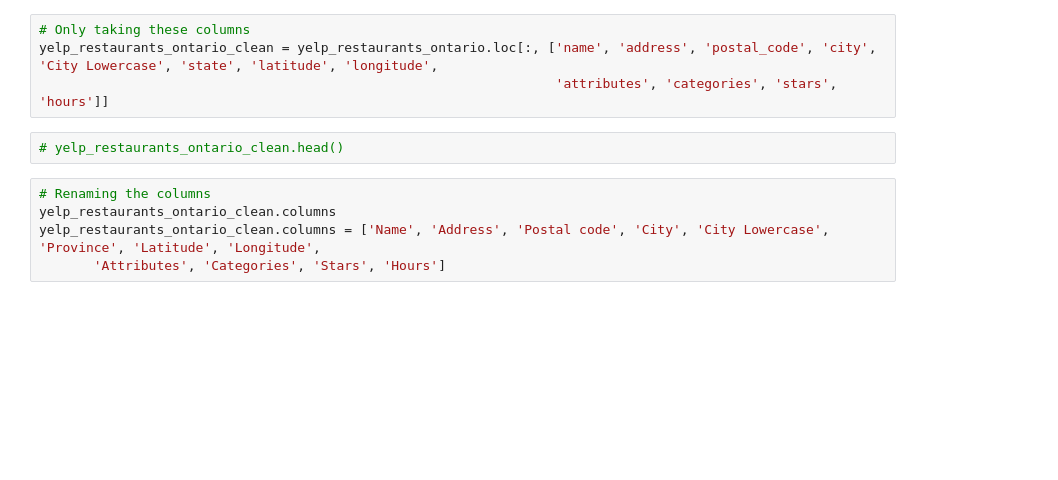
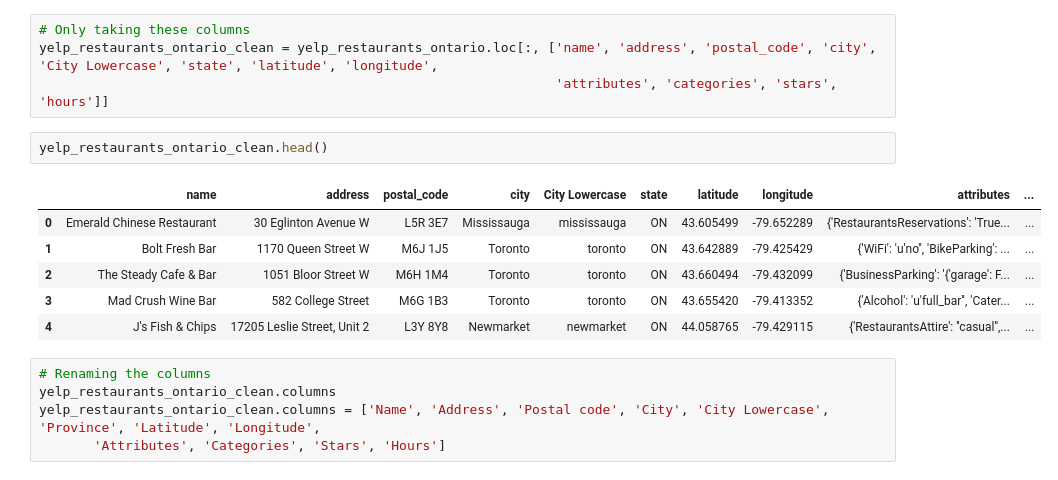
Before and after one commit to TotalEntropy/EATinerary, a Jupyter notebook: bin/dataClean.ipynb, the cells around one changed output. Cells and saved outputs as stored; diff of their text form; blank space fills up the shorter version.

```diff
--- a/bin/dataClean.ipynb
+++ b/bin/dataClean.ipynb
@@ -43,8 +126,15 @@ yelp_restaurants_ontario['City Lowercase'] = yelp_restaurants_ontario['city'].st
 # Only taking these columns
 yelp_restaurants_ontario_clean = yelp_restaurants_ontario.loc[:, ['name', 'address', 'postal_code', 'city', 'City Lowercase', 'state', 'latitude', 'longitude',
                                                                   'attributes', 'categories', 'stars', 'hours']]
-# %%
-# yelp_restaurants_ontario_clean.head()
+# %%
+yelp_restaurants_ontario_clean.head()
+# %% [output]
+|  | name | address | postal_code | city | City Lowercase | state | latitude | longitude | attributes | ... |
+| 0 | Emerald Chinese Restaurant | 30 Eglinton Avenue W | L5R 3E7 | Mississauga | mississauga | ON | 43.605499 | -79.652289 | {'RestaurantsReservations': 'True... | ... |
+| 1 | Bolt Fresh Bar | 1170 Queen Street W | M6J 1J5 | Toronto | toronto | ON | 43.642889 | -79.425429 | {'WiFi': 'u'no'', 'BikeParking': ... | ... |
+| 2 | The Steady Cafe & Bar | 1051 Bloor Street W | M6H 1M4 | Toronto | toronto | ON | 43.660494 | -79.432099 | {'BusinessParking': '{'garage': F... | ... |
+| 3 | Mad Crush Wine Bar | 582 College Street | M6G 1B3 | Toronto | toronto | ON | 43.655420 | -79.413352 | {'Alcohol': 'u'full_bar'', 'Cater... | ... |
+| 4 | J's Fish & Chips | 17205 Leslie Street, Unit 2 | L3Y 8Y8 | Newmarket | newmarket | ON | 44.058765 | -79.429115 | {'RestaurantsAttire': ''casual'',... | ... |
 # %%
 # Renaming the columns
 yelp_restaurants_ontario_clean.columns
```
Also changed, not shown: parts of 18 cells of this notebook.
